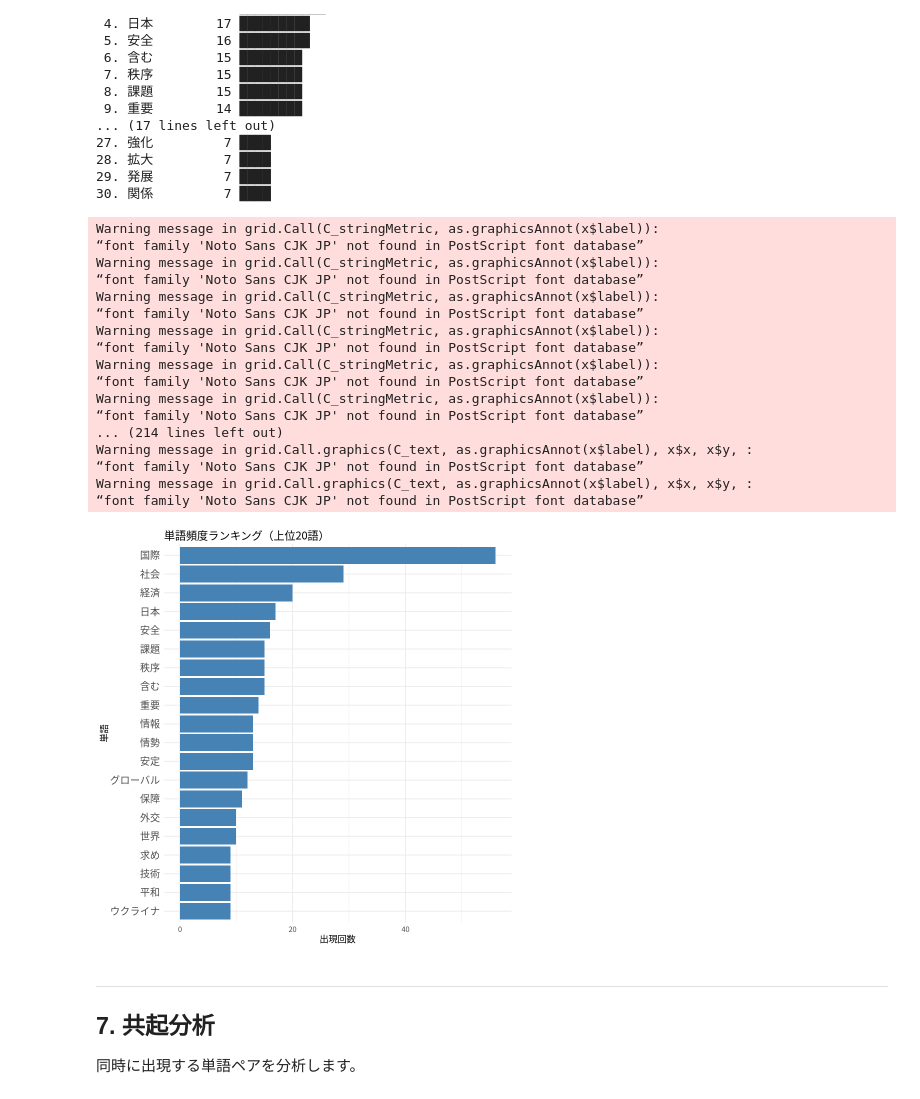
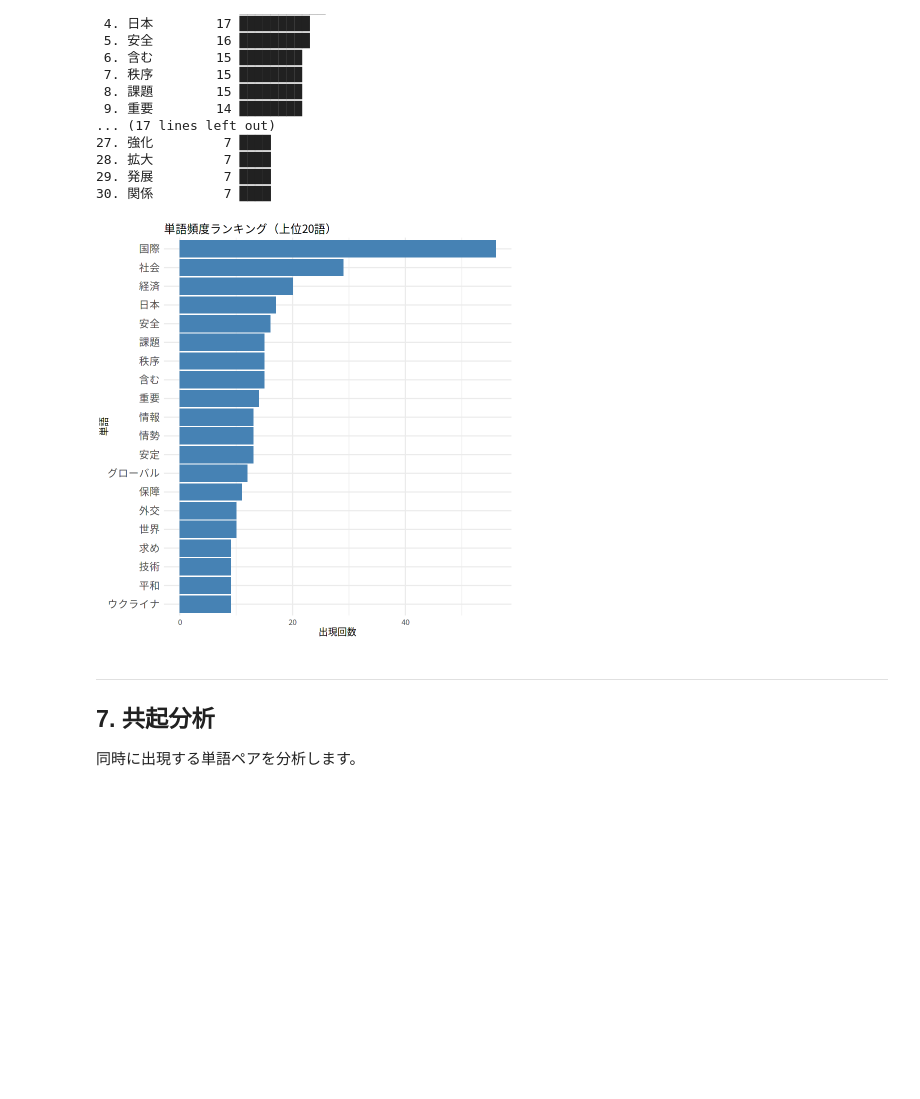
Before and after one commit to kkawailab/textmining-samples, a Jupyter notebook: text_mining_analysis_r.ipynb, the cells around one changed output. Drawn from its saved outputs; the diff is of its cells as text; code cells hidden in the pictures; blank space fills up the shorter version.

```diff
--- a/text_mining_analysis_r.ipynb
+++ b/text_mining_analysis_r.ipynb
@@ -69,8 +69,13 @@ library(tidyr)
 library(ggplot2)
 library(stringr)
 
+# ===== Cairoによる日本語フォント設定 =====
+# R内蔵のcairoグラフィックスデバイスを使用（日本語フォント対応）
+options(bitmapType = "cairo")
+
 # 日本語フォント設定
-theme_set(theme_gray(base_family = "Noto Sans CJK JP"))
+JP_FONT <- "Noto Sans CJK JP"
+theme_set(theme_gray(base_family = JP_FONT))
 
 # MeCabをシステムコマンドで呼び出す関数
 mecab_parse <- function(text) {
@@ -131,6 +136,7 @@ mecab_freq <- function(text) {
 }
 
 cat("パッケージの読み込み完了\n")
+cat("Cairo日本語フォント設定完了\n")
 cat("MeCab関数を定義しました\n")
 # %% [output]
 パッケージの読み込み完了
@@ -346,36 +353,21 @@ for (i in 1:nrow(top_words)) {
 29. 発展         7 ████
 30. 関係         7 ████
 # %%
-# 棒グラフで可視化
+# 棒グラフで可視化（cairoデバイス使用）
 top20 <- head(words_df, 20)
 
-ggplot(top20, aes(x = reorder(Term, Freq), y = Freq)) +
-  geom_bar(stat = "identity", fill = "steelblue") +
-  coord_flip() +
-  labs(title = "単語頻度ランキング（上位20語）",
-       x = "単語",
-       y = "出現回数") +
-  theme_minimal(base_family = "Noto Sans CJK JP") +
-  theme(axis.text.y = element_text(size = 12))
+suppressWarnings({
+  print(ggplot(top20, aes(x = reorder(Term, Freq), y = Freq)) +
+    geom_bar(stat = "identity", fill = "steelblue") +
+    coord_flip() +
+    labs(title = "単語頻度ランキング（上位20語）",
+         x = "単語",
+         y = "出現回数") +
+    theme_minimal(base_family = JP_FONT) +
+    theme(axis.text.y = element_text(size = 12)))
+})
 # %% [output]
-Warning message in grid.Call(C_stringMetric, as.graphicsAnnot(x$label)):
-“font family 'Noto Sans CJK JP' not found in PostScript font database”
-Warning message in grid.Call(C_stringMetric, as.graphicsAnnot(x$label)):
-“font family 'Noto Sans CJK JP' not found in PostScript font database”
-Warning message in grid.Call(C_stringMetric, as.graphicsAnnot(x$label)):
-“font family 'Noto Sans CJK JP' not found in PostScript font database”
-Warning message in grid.Call(C_stringMetric, as.graphicsAnnot(x$label)):
-“font family 'Noto Sans CJK JP' not found in PostScript font database”
-Warning message in grid.Call(C_stringMetric, as.graphicsAnnot(x$label)):
-“font family 'Noto Sans CJK JP' not found in PostScript font database”
-Warning message in grid.Call(C_stringMetric, as.graphicsAnnot(x$label)):
-“font family 'Noto Sans CJK JP' not found in PostScript font database”
-... (214 lines left out)
-Warning message in grid.Call.graphics(C_text, as.graphicsAnnot(x$label), x$x, x$y, :
-“font family 'Noto Sans CJK JP' not found in PostScript font database”
-Warning message in grid.Call.graphics(C_text, as.graphicsAnnot(x$label), x$x, x$y, :
-“font family 'Noto Sans CJK JP' not found in PostScript font database”
-[figure, old version]
+[figure, new version]
 # %% [markdown]
 ---
 ## 7. 共起分析
```
Also changed, not shown: parts of 5 cells of this notebook.
